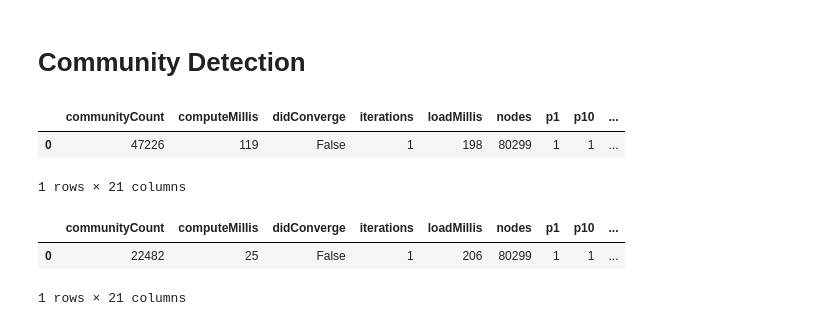
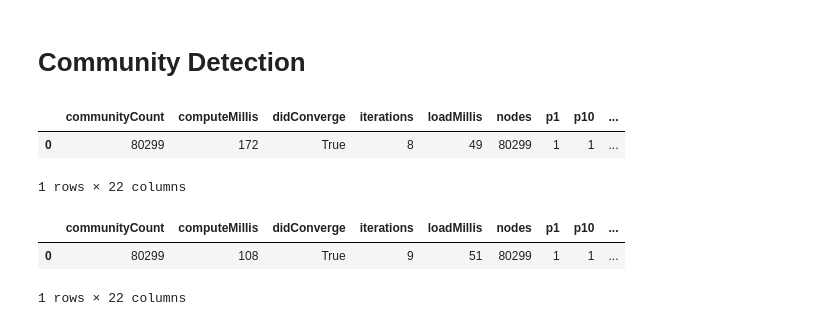
Before and after one commit to mneedham/data-science-training, a Jupyter notebook: 04_Prediction.ipynb, the cells around one changed output. Drawn from its saved outputs; the diff is of its cells as text; code cells hidden in the pictures.

```diff
--- a/04_Prediction.ipynb
+++ b/04_Prediction.ipynb
@@ -51,7 +51,7 @@ Update the cell below with the same Sandbox credentials that you used in the fir
 # graph = Graph("bolt://<IP Address>:<Bolt Port>", auth=("neo4j", "<Password>"))
 
 # graph = Graph("bolt://18.234.168.45:33679", auth=("neo4j", "daybreak-cosal-rumbles"))
-graph = Graph("bolt://localhost", auth=("neo4j", "neo"))
+graph = Graph("bolt://data-science-training-neo4j", auth=("neo4j", "admin"))
 # %% [markdown]
 ## What's in our database?
 
@@ -420,21 +419,21 @@ sorted(list(zip(columns, classifier.feature_importances_)), key = lambda x: x[1]
 # %%
 graph.run("""
 CALL algo.labelPropagation("Author", "CO_AUTHOR_EARLY", "BOTH",
-{partitionProperty: "partitionTrain"});
+{writeProperty: "partitionTrain"});
 """).to_data_frame()
 # %% [output]
 |  | communityCount | computeMillis | didConverge | iterations | loadMillis | nodes | p1 | p10 | ... |
-| 0 | 47226 | 119 | False | 1 | 198 | 80299 | 1 | 1 | ... |
+| 0 | 80299 | 172 | True | 8 | 49 | 80299 | 1 | 1 | ... |
-1 rows × 21 columns
+1 rows × 22 columns
 # %%
 graph.run("""
 CALL algo.labelPropagation("Author", "CO_AUTHOR", "BOTH",
-{partitionProperty: "partitionTest"});
+{writeProperty: "partitionTest"});
 """).to_data_frame()
 # %% [output]
 |  | communityCount | computeMillis | didConverge | iterations | loadMillis | nodes | p1 | p10 | ... |
-| 0 | 22482 | 25 | False | 1 | 206 | 80299 | 1 | 1 | ... |
+| 0 | 80299 | 108 | True | 9 | 51 | 80299 | 1 | 1 | ... |
-1 rows × 21 columns
+1 rows × 22 columns
 # %%
 graph.run("""
 CALL algo.louvain.stream("Author", "CO_AUTHOR_EARLY", {includeIntermediateCommunities:true})
```
Also changed, not shown: parts of 14 cells of this notebook, 3 other files.
